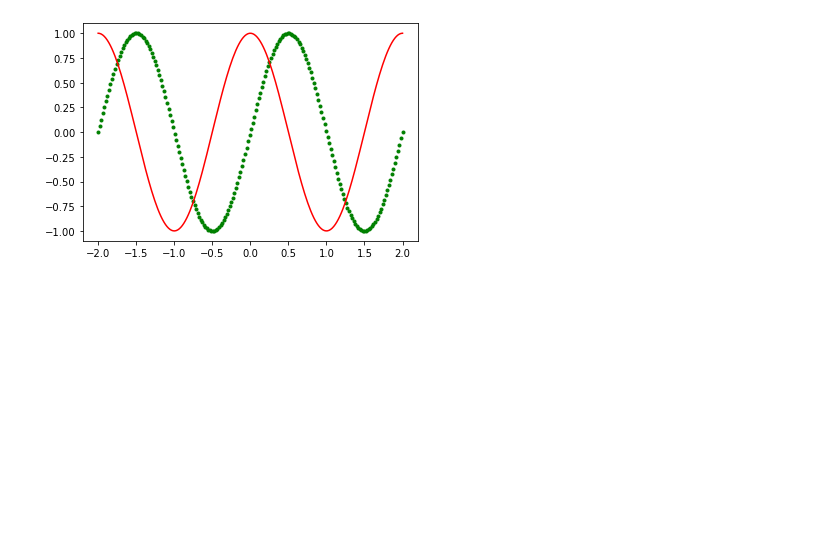
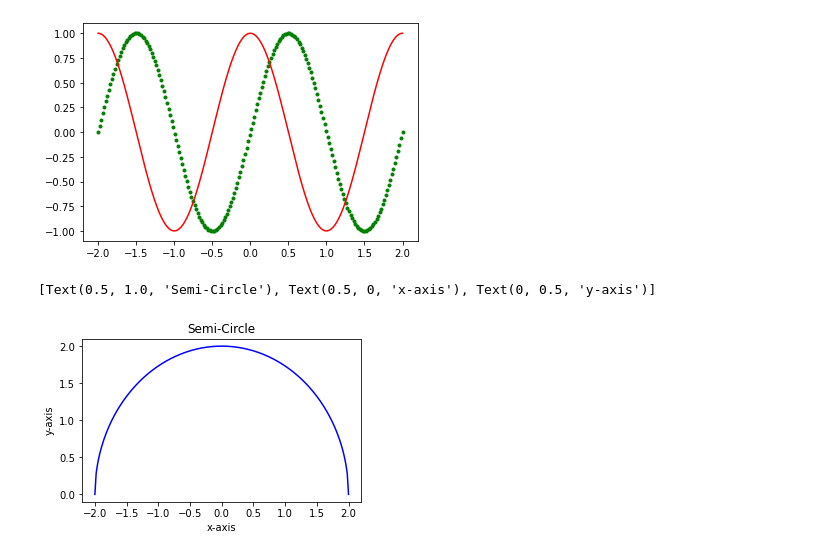
Before and after one commit to SandeepThokala/ZeroToMasteryPython, a Jupyter notebook: MachineLearning/MatplotlibIntro.ipynb, the cells around one changed output. Saved outputs shown, nothing was run; the diff lists cells and outputs as text; code cells hidden in the pictures; blank space fills up the shorter version.

```diff
--- a/MachineLearning/MatplotlibIntro.ipynb
+++ b/MachineLearning/MatplotlibIntro.ipynb
@@ -18,3 +18,10 @@ plt.plot(x, np.cos(x*np.pi - np.pi/2), 'g.');
 plt.plot(x, np.cos(x*np.pi), 'r-');
 # %% [output]
 [figure]
+# %%
+fig, ax = plt.subplots(figsize =(5, 3))
+ax.plot(x, np.sqrt(4 - x**2) , 'b-')
+ax.set(title = 'Semi-Circle', xlabel = 'x-axis', ylabel = 'y-axis')
+# %% [output]
+[Text(0.5, 1.0, 'Semi-Circle'), Text(0.5, 0, 'x-axis'), Text(0, 0.5, 'y-axis')]
+[figure, added]
```
Also changed, not shown: parts of 33 cells of this notebook.
